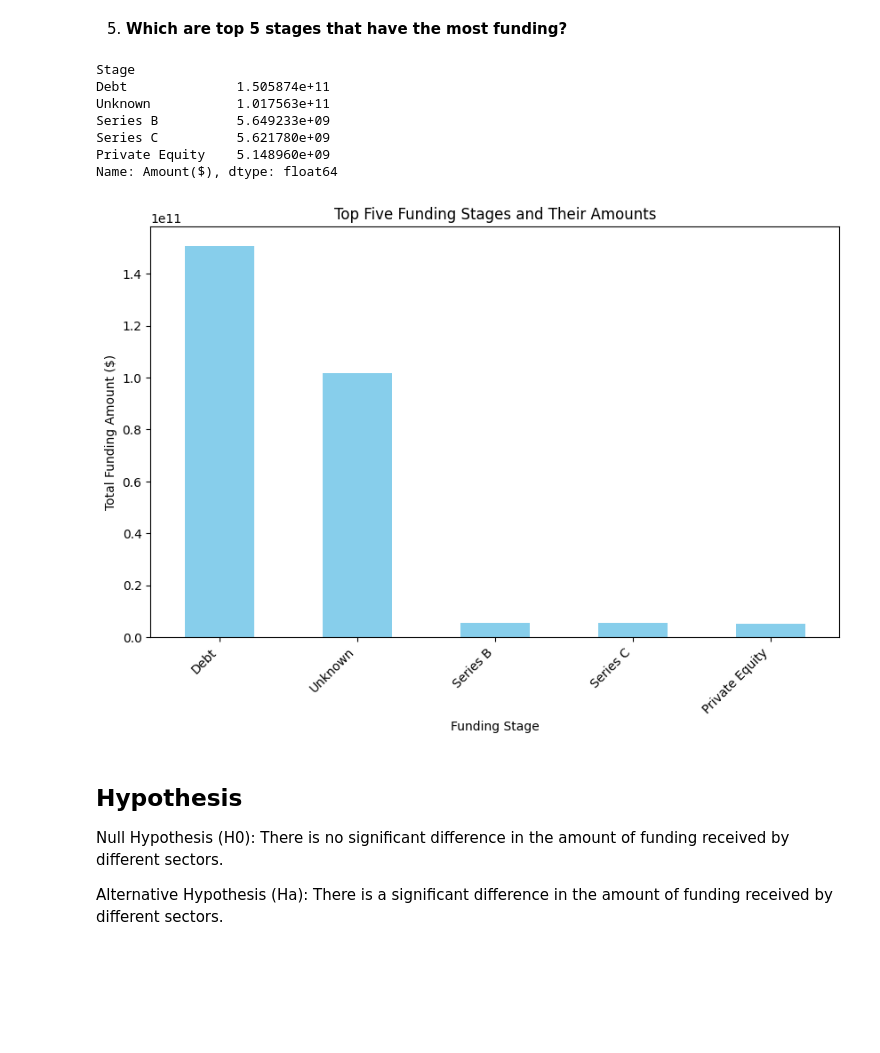
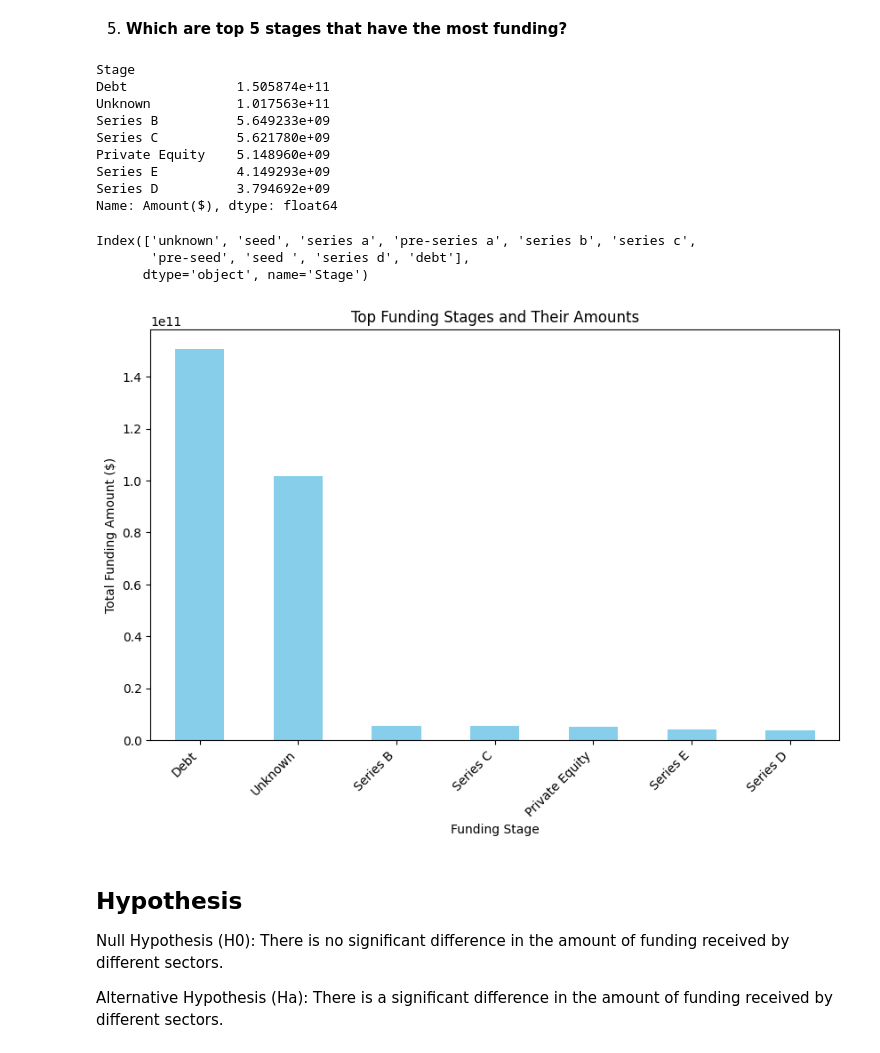
Before and after one commit to M-travis123/LP1-PROJECT, a Jupyter notebook: main.ipynb, the cells around one changed output. Cells and saved outputs as stored; diff of their text form; code cells hidden in the pictures; blank space fills up the shorter version.

```diff
--- a/main.ipynb
+++ b/main.ipynb
@@ -1941,7 +1985,7 @@ plt.show()
 total_funding_by_stage = startup_funding_df.groupby('Stage')['Amount($)'].sum()
 
 # Select the top five funding stages
-top_five_stages = total_funding_by_stage.sort_values(ascending=False).head(5)
+top_five_stages = total_funding_by_stage.sort_values(ascending=False).head(7)
 
 # Print the top five funding stages and their amounts
 print(top_five_stages)
@@ -1952,24 +1996,34 @@ Unknown           1.017563e+11
 Series B          5.649233e+09
 Series C          5.621780e+09
 Private Equity    5.148960e+09
+Series E          4.149293e+09
+Series D          3.794692e+09
 Name: Amount($), dtype: float64
+# %%
+# Find the top ten sectors
+top_ten_stages = startup_funding_df['Stage'].str.lower().value_counts().nlargest(10).index
+top_ten_stages
+# %% [output]
+Index(['unknown', 'seed', 'series a', 'pre-series a', 'series b', 'series c',
+       'pre-seed', 'seed ', 'series d', 'debt'],
+      dtype='object', name='Stage')
 # %%
 # Calculate the total funding amount for each funding stage
 total_funding_by_stage = startup_funding_df.groupby('Stage')['Amount($)'].sum()
 
 # Select the top five funding stages
-top_five_stages = total_funding_by_stage.sort_values(ascending=False).head(5)
+top_five_stages = total_funding_by_stage.sort_values(ascending=False).head(7)
 
 # Plot the bar chart
 plt.figure(figsize=(10, 6))
 top_five_stages.plot(kind='bar', color='skyblue')
-plt.title('Top Five Funding Stages and Their Amounts')
+plt.title('Top Funding Stages and Their Amounts')
 plt.xlabel('Funding Stage')
 plt.ylabel('Total Funding Amount ($)')
 plt.xticks(rotation=45, ha='right')  # Rotate x-axis labels for better visibility
 plt.show()
 # %% [output]
-[figure, old version]
+[figure, new version]
 # %% [markdown]
 ## Hypothesis
 
```
Also changed, not shown: parts of 4 cells of this notebook, 1 other file.
